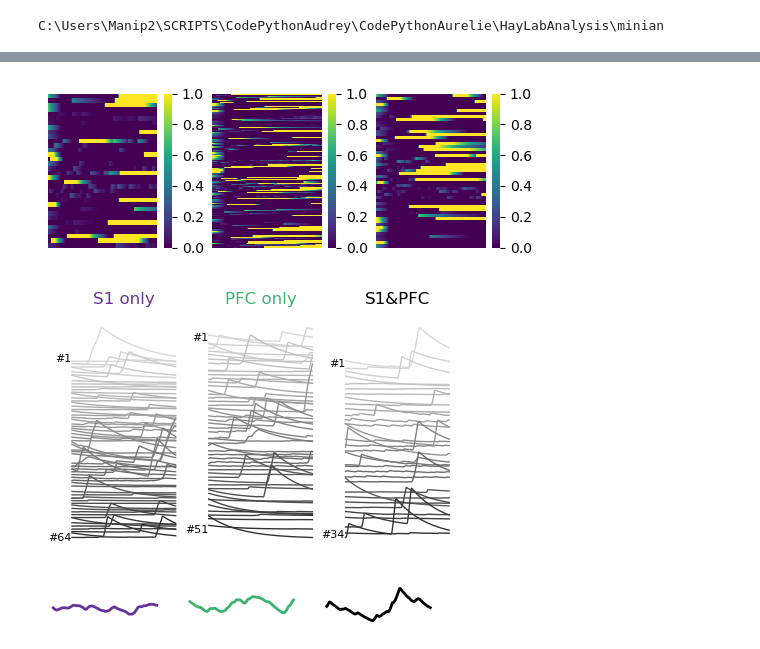
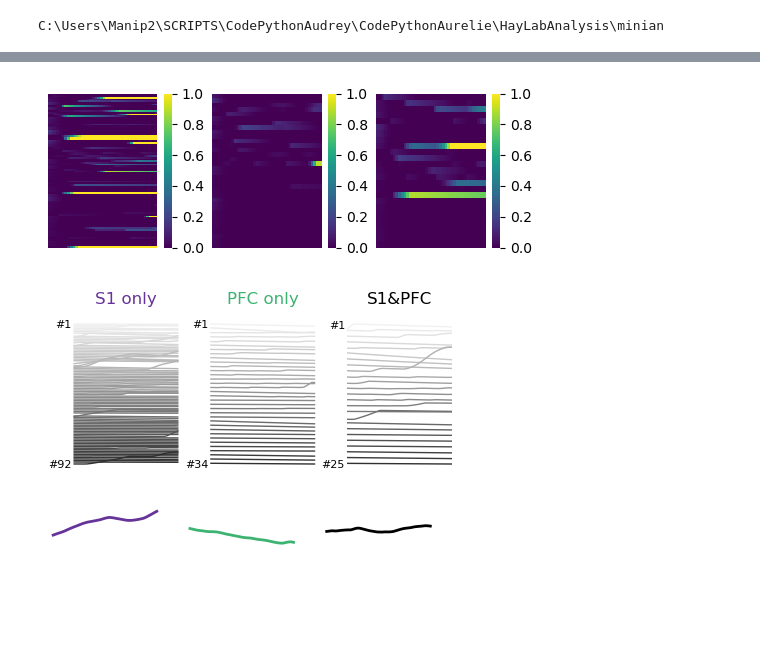
Before and after one commit to melodieborel/HayLabAnalysis, a Jupyter notebook: python/42_PlotSpdlResponse.ipynb, the cells around one changed output, grey strips where cells are left out. Cells and saved outputs as stored; diff of their text form; code cells hidden in the pictures; blank space fills up the shorter version.

```diff
--- a/python/42_PlotSpdlResponse.ipynb
+++ b/python/42_PlotSpdlResponse.ipynb
@@ -37,7 +37,8 @@ warnings.filterwarnings("ignore")
 # %%
 MiceList=['RedLinesOK']
 MiceList=['ThreeColDotsOK']
-DrugExperiment=0
+
+DrugExperiment=[1]
 # %%
 # # Associate Ca2+ signal with spindles for each session & subsessions using crossregistration
 
@@ -632,6 +654,7 @@ dff[dff['%During']>20]
 # %%
+nr='ThreeColDotsOK41'
 nr='RedLinesOK4'
-nr='ThreeColDotsOK91'
+nr='ThreeColDotsOK299'
 # %%
 import numpy as np
 import matplotlib.pyplot as plt
@@ -647,58 +670,58 @@ plt.close()
 fig, axes = plt.subplots(1, 3, figsize=(6, 2))
 
 # Check if subplots are correctly created
-process_and_plot(dict_All_ActivityCa_SPDLS1PFC_Baseline[nr], axes[0])
-process_and_plot(dict_All_ActivityCa_SPDLS1_Baseline[nr], axes[1])
-process_and_plot(dict_All_ActivityCa_SPDLPFC_Baseline[nr], axes[2])
+process_and_plot(dict_All_ActivityCa_SPDLS1_Baseline[nr], axes[0])
+process_and_plot(dict_All_ActivityCa_SPDLPFC_Baseline[nr], axes[1])
+process_and_plot(dict_All_ActivityCa_SPDLS1PFC_Baseline[nr], axes[2])
 
 plt.savefig(f'C:/Users/Manip2/Documents/ElifePaper/Rawdata/Extract{mice}_{folder_base.parts[-2]}_{nr}_heatmap_Spdl_Catraces.svg', format='svg', bbox_inches='tight', pad_inches=0, transparent=True)
 plt.show()
 # %% [output]
-[figure, old version]
+[figure, new version]
 # %%
 plt.close()
-fig, axes = plt.subplots(1, 3, figsize=(5, 3))  # Increased figure size for better readability
+fig, axes = plt.subplots(1, 3, figsize=(5, 2))  # Increased figure size for better readability
 
 #cmap = sns.light_palette("#008B8B", as_cmap=True)
 cmap = sns.light_palette("black", as_cmap=True)
 
 def plot_lines(data, ax, title, xlabel=None, title_color='black', cmap=cmap):
     baseline_columns = data[:, :data.shape[1] // 4]
     mean_baseline = baseline_columns.mean(axis=1)[:, np.newaxis]
     data2 = data - mean_baseline
     num_lines = data2.shape[0]
-    colors = cmap(np.linspace(0.1, .8, num_lines))
+    colors = cmap(np.linspace(0., .8, num_lines))
     ax.text(-1,0, f'#1', color='black', ha='right', va='center', fontsize=8)
     # Plot each line with a label
     for i in range(num_lines):
         line_data = data2[i] - i * 1.5
         ax.plot(0, min(line_data), line_data, color=colors[i], linewidth=1)
     ax.text(-1, min(line_data), f'#{i+1}', color='black', ha='right', va='center', fontsize=8)
     ax.set_title(title, fontsize=12, color=title_color, pad=10)  # Added padding for the title
     if xlabel:
         ax.set_xlabel(xlabel, labelpad=2, fontsize=10)
     ax.axis('off')  # Hide axis lines and labels
 
-data = dict_All_ActivityCa_SPDLS1_Baseline[nr][::2] *1  # [::2] Taking every other row
+data = dict_All_ActivityCa_SPDLS1_Baseline[nr][::] *2  # [::2] Taking every other row
 plot_lines(data, axes[0], 'S1 only', title_color='rebeccapurple')
-data = dict_All_ActivityCa_SPDLPFC_Baseline[nr]*1
+data = dict_All_ActivityCa_SPDLPFC_Baseline[nr]*2
 plot_lines(data, axes[1], 'PFC only', title_color='mediumseagreen')
-data = dict_All_ActivityCa_SPDLS1PFC_Baseline[nr]*1
+data = dict_All_ActivityCa_SPDLS1PFC_Baseline[nr]*2
 plot_lines(data, axes[2], 'S1&PFC')
 
 output_path = f'C:/Users/Manip2/Documents/ElifePaper/Rawdata/Extract{mice}_{folder_base.parts[-2]}_line_{nr}_Spdl_CatracesLag.svg'
 plt.savefig(output_path, format='svg', bbox_inches='tight', pad_inches=0, transparent=True)
 
 # Show the plot
 plt.show()
 # %% [output]
-[figure, old version]
+[figure, new version]
 # %%
 plt.close()
 fig, axes = plt.subplots(1, 3, figsize=(5, .5))  # Increased figure size for better readability
 
-cmap = sns.light_palette("#008B8B", as_cmap=True)
-#cmap = sns.light_palette("black", as_cmap=True)
+#cmap = sns.light_palette("#008B8B", as_cmap=True)
+cmap = sns.light_palette("black", as_cmap=True)
 
 def plot_lines(data, ax,title_color='black', cmap=cmap):
     baseline_columns = data[:, :data.shape[1] // 4]
@@ -708,11 +731,11 @@ def plot_lines(data, ax,title_color='black', cmap=cmap):
     ax.set_ylim(-.6, 1)
     ax.axis('off')  # Hide axis lines and labels
 
-data = dict_All_ActivityCa_SPDLS1_Baseline[nr]*1  # [::2] Taking every other row
+data = dict_All_ActivityCa_SPDLS1_Baseline[nr]*4 # [::2] Taking every other row
 plot_lines(data, axes[0],  title_color='rebeccapurple')
-data = dict_All_ActivityCa_SPDLPFC_Baseline[nr]*1
+data = dict_All_ActivityCa_SPDLPFC_Baseline[nr]*4
 plot_lines(data, axes[1], title_color='mediumseagreen')
-data = dict_All_ActivityCa_SPDLS1PFC_Baseline[nr]*1
+data = dict_All_ActivityCa_SPDLS1PFC_Baseline[nr]*4
 plot_lines(data, axes[2])
 
 output_path = f'C:/Users/Manip2/Documents/ElifePaper/Rawdata/Extract{mice}_{folder_base.parts[-2]}_AVG_{nr}_Spdl_CatracesLag.svg'
@@ -721,4 +744,4 @@ plt.savefig(output_path, format='svg', bbox_inches='tight', pad_inches=0, transp
 # Show the plot
 plt.show()
 # %% [output]
-[figure, old version]
+[figure, new version]
```
Also changed, not shown: parts of 11 cells of this notebook, 6 other files.
